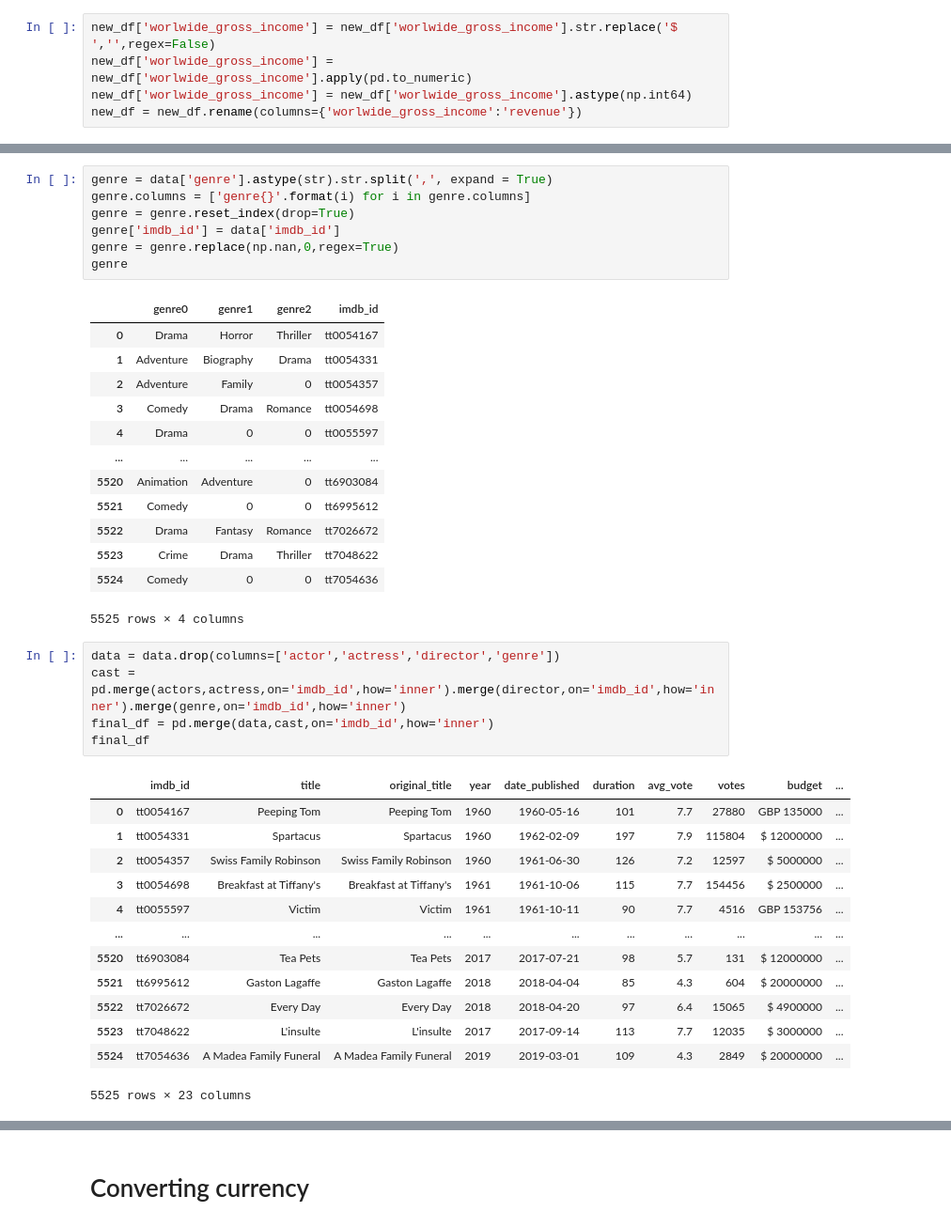
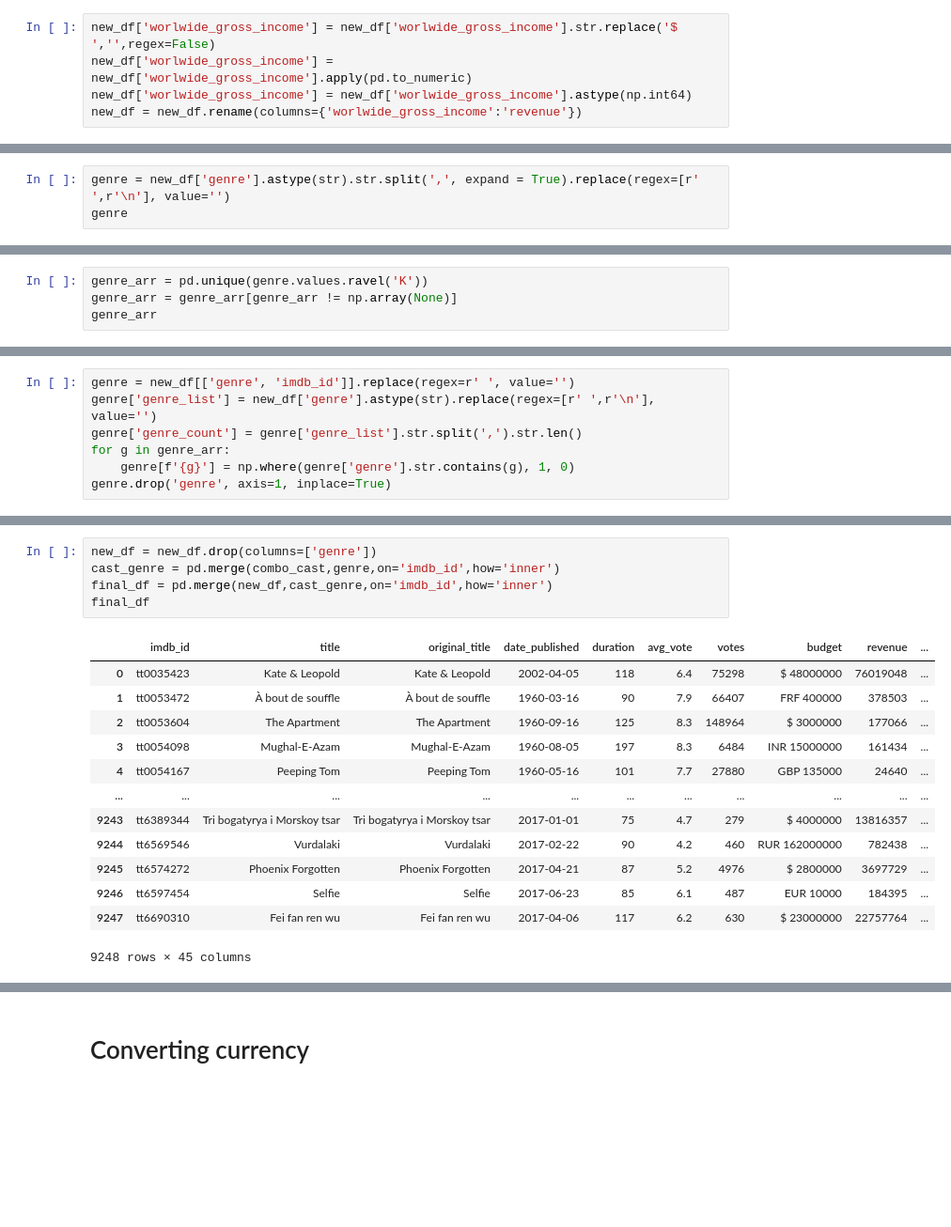
Before and after one commit to phu0n9/BigData_movie, a Jupyter notebook: data.ipynb, the cells around one changed output, grey strips where cells are left out. Shown at 94% size. Cells and saved outputs as stored; diff of their text form; blank space fills up the shorter version.

```diff
--- a/data.ipynb
+++ b/data.ipynb
@@ -258,0 +340,3 @@ data
+# %%
+genre = new_df['genre'].astype(str).str.split(',', expand = True).replace(regex=[r' ',r'\n'], value='')
+genre
@@ -258,0 +357,4 @@ data
+# %%
+genre_arr = pd.unique(genre.values.ravel('K'))
+genre_arr = genre_arr[genre_arr != np.array(None)]
+genre_arr
@@ -258,0 +366,7 @@ data
+# %%
+genre = new_df[['genre', 'imdb_id']].replace(regex=r' ', value='')
+genre['genre_list'] = new_df['genre'].astype(str).replace(regex=[r' ',r'\n'], value='')
+genre['genre_count'] = genre['genre_list'].str.split(',').str.len()
+for g in genre_arr:
+    genre[f'{g}'] = np.where(genre['genre'].str.contains(g), 1, 0)
+genre.drop('genre', axis=1, inplace=True)
@@ -330,43 +399,22 @@ director
-# %%
-genre = data['genre'].astype(str).str.split(',', expand = True)
-genre.columns = ['genre{}'.format(i) for i in genre.columns]
-genre = genre.reset_index(drop=True)
-genre['imdb_id'] = data['imdb_id']
-genre = genre.replace(np.nan,0,regex=True)
-genre
-# %% [output]
-|  | genre0 | genre1 | genre2 | imdb_id |
-| 0 | Drama | Horror | Thriller | tt0054167 |
-| 1 | Adventure | Biography | Drama | tt0054331 |
-| 2 | Adventure | Family | 0 | tt0054357 |
-| 3 | Comedy | Drama | Romance | tt0054698 |
-| 4 | Drama | 0 | 0 | tt0055597 |
-| ... | ... | ... | ... | ... |
-| 5520 | Animation | Adventure | 0 | tt6903084 |
-| 5521 | Comedy | 0 | 0 | tt6995612 |
-| 5522 | Drama | Fantasy | Romance | tt7026672 |
-| 5523 | Crime | Drama | Thriller | tt7048622 |
-| 5524 | Comedy | 0 | 0 | tt7054636 |
-5525 rows × 4 columns
 # %%
-data = data.drop(columns=['actor','actress','director','genre'])
-cast = pd.merge(actors,actress,on='imdb_id',how='inner').merge(director,on='imdb_id',how='inner').merge(genre,on='imdb_id',how='inner')
-final_df = pd.merge(data,cast,on='imdb_id',how='inner')
+new_df = new_df.drop(columns=['genre'])
+cast_genre = pd.merge(combo_cast,genre,on='imdb_id',how='inner')
+final_df = pd.merge(new_df,cast_genre,on='imdb_id',how='inner')
 final_df
 # %% [output]
-|  | imdb_id | title | original_title | year | date_published | duration | avg_vote | votes | budget | ... |
-| 0 | tt0054167 | Peeping Tom | Peeping Tom | 1960 | 1960-05-16 | 101 | 7.7 | 27880 | GBP 135000 | ... |
-| 1 | tt0054331 | Spartacus | Spartacus | 1960 | 1962-02-09 | 197 | 7.9 | 115804 | $ 12000000 | ... |
-| 2 | tt0054357 | Swiss Family Robinson | Swiss Family Robinson | 1960 | 1961-06-30 | 126 | 7.2 | 12597 | $ 5000000 | ... |
-| 3 | tt0054698 | Breakfast at Tiffany's | Breakfast at Tiffany's | 1961 | 1961-10-06 | 115 | 7.7 | 154456 | $ 2500000 | ... |
-| 4 | tt0055597 | Victim | Victim | 1961 | 1961-10-11 | 90 | 7.7 | 4516 | GBP 153756 | ... |
+|  | imdb_id | title | original_title | date_published | duration | avg_vote | votes | budget | revenue | ... |
+| 0 | tt0035423 | Kate & Leopold | Kate & Leopold | 2002-04-05 | 118 | 6.4 | 75298 | $ 48000000 | 76019048 | ... |
+| 1 | tt0053472 | À bout de souffle | À bout de souffle | 1960-03-16 | 90 | 7.9 | 66407 | FRF 400000 | 378503 | ... |
+| 2 | tt0053604 | The Apartment | The Apartment | 1960-09-16 | 125 | 8.3 | 148964 | $ 3000000 | 177066 | ... |
+| 3 | tt0054098 | Mughal-E-Azam | Mughal-E-Azam | 1960-08-05 | 197 | 8.3 | 6484 | INR 15000000 | 161434 | ... |
+| 4 | tt0054167 | Peeping Tom | Peeping Tom | 1960-05-16 | 101 | 7.7 | 27880 | GBP 135000 | 24640 | ... |
 | ... | ... | ... | ... | ... | ... | ... | ... | ... | ... | ... |
-| 5520 | tt6903084 | Tea Pets | Tea Pets | 2017 | 2017-07-21 | 98 | 5.7 | 131 | $ 12000000 | ... |
-| 5521 | tt6995612 | Gaston Lagaffe | Gaston Lagaffe | 2018 | 2018-04-04 | 85 | 4.3 | 604 | $ 20000000 | ... |
-| 5522 | tt7026672 | Every Day | Every Day | 2018 | 2018-04-20 | 97 | 6.4 | 15065 | $ 4900000 | ... |
-| 5523 | tt7048622 | L'insulte | L'insulte | 2017 | 2017-09-14 | 113 | 7.7 | 12035 | $ 3000000 | ... |
-| 5524 | tt7054636 | A Madea Family Funeral | A Madea Family Funeral | 2019 | 2019-03-01 | 109 | 4.3 | 2849 | $ 20000000 | ... |
+| 9243 | tt6389344 | Tri bogatyrya i Morskoy tsar | Tri bogatyrya i Morskoy tsar | 2017-01-01 | 75 | 4.7 | 279 | $ 4000000 | 13816357 | ... |
+| 9244 | tt6569546 | Vurdalaki | Vurdalaki | 2017-02-22 | 90 | 4.2 | 460 | RUR 162000000 | 782438 | ... |
+| 9245 | tt6574272 | Phoenix Forgotten | Phoenix Forgotten | 2017-04-21 | 87 | 5.2 | 4976 | $ 2800000 | 3697729 | ... |
+| 9246 | tt6597454 | Selfie | Selfie | 2017-06-23 | 85 | 6.1 | 487 | EUR 10000 | 184395 | ... |
+| 9247 | tt6690310 | Fei fan ren wu | Fei fan ren wu | 2017-04-06 | 117 | 6.2 | 630 | $ 23000000 | 22757764 | ... |
-5525 rows × 23 columns
+9248 rows × 45 columns
 # %%
 final_df['Month'] = pd.DatetimeIndex(final_df['date_published']).month
 final_df['Day'] = pd.DatetimeIndex(final_df['date_published']).day
```
Also changed, not shown: parts of 91 cells of this notebook.
